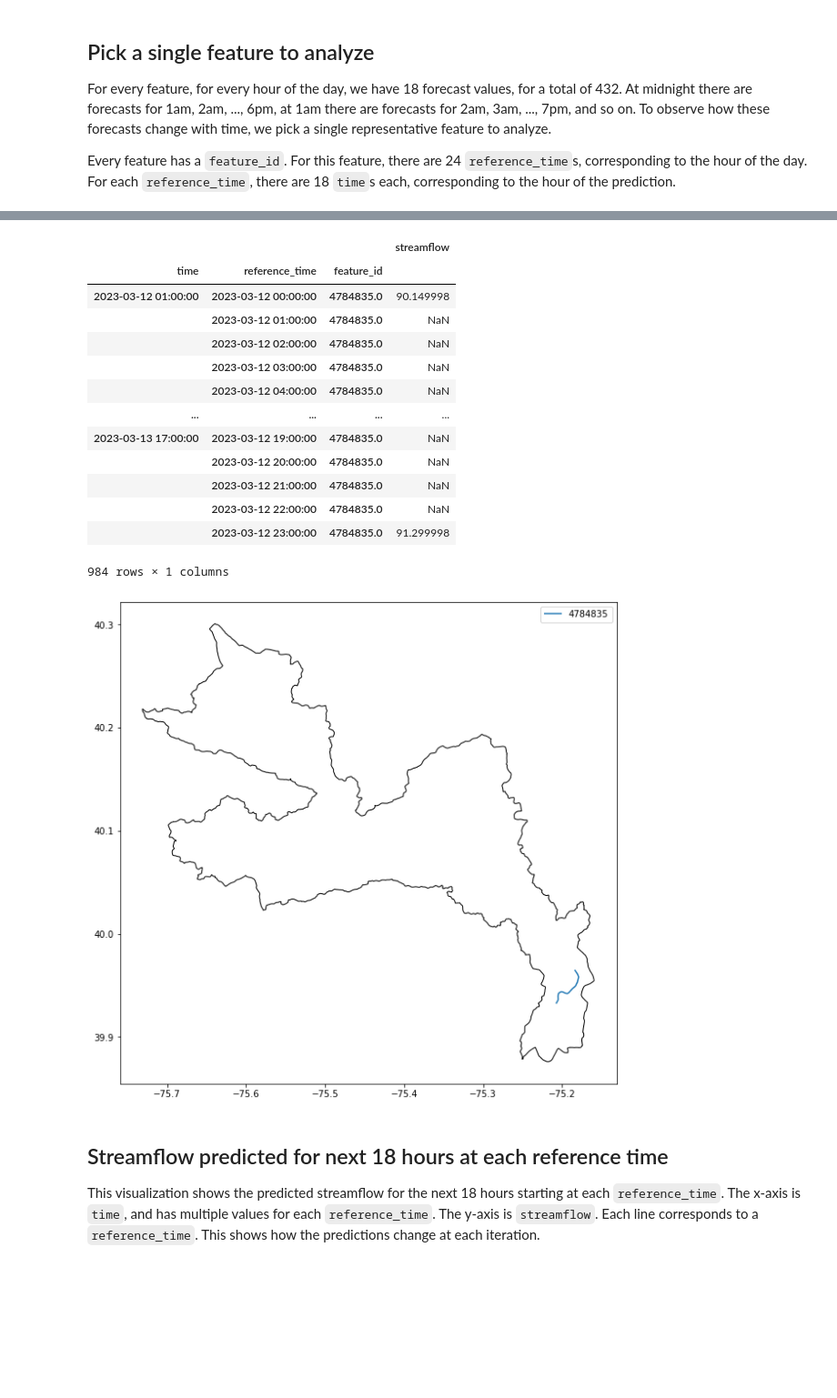
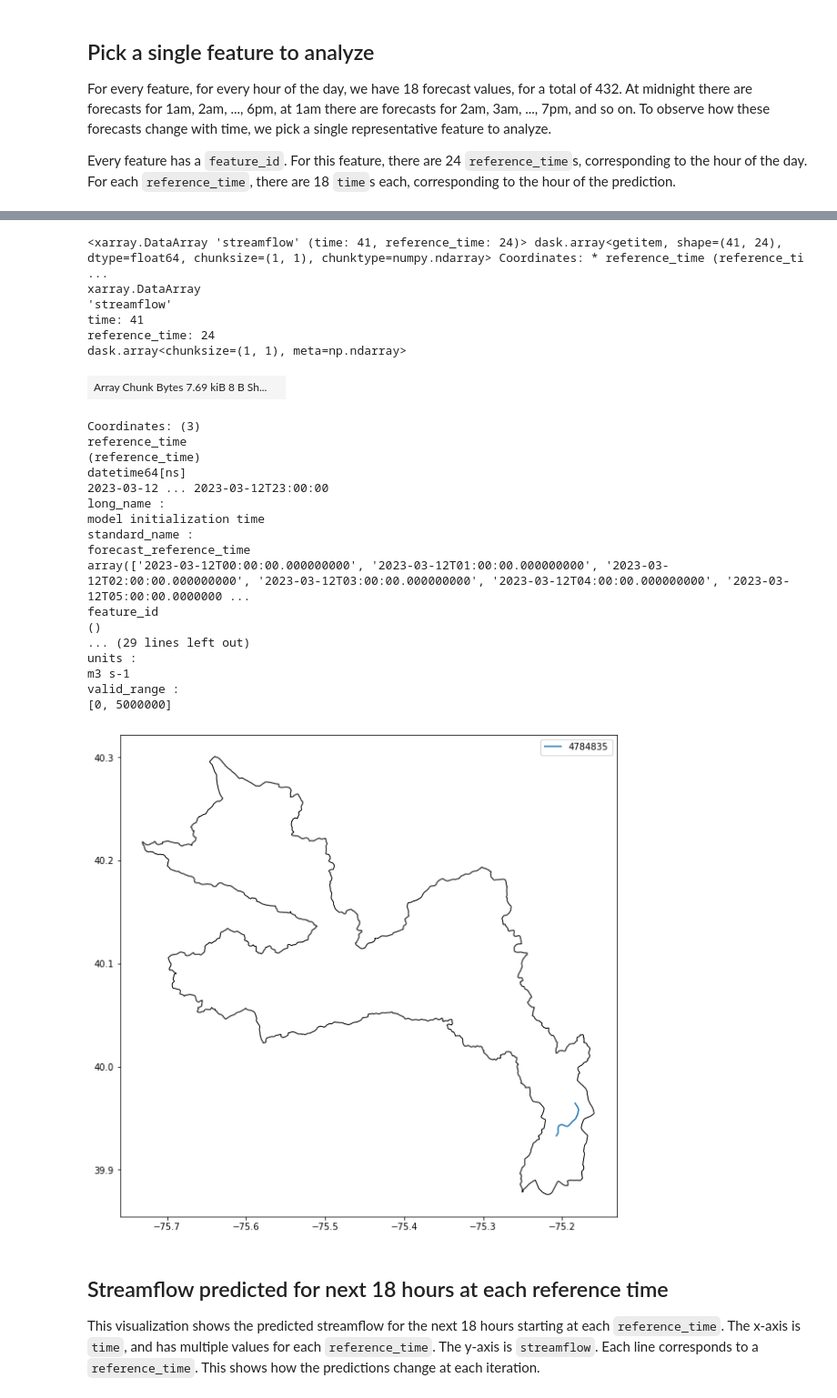
Before and after one commit to azavea/noaa-hydro-data, a Jupyter notebook: src/nwm-predictions/5_evaluating_nwm_streamflow_predictions_kerchunk.ipynb, the cells around one changed output, grey strips where cells are left out. Shown: that part at 91% size. Saved outputs shown, nothing was run; the diff lists cells and outputs as text; code cells hidden in the pictures; blank space fills up the shorter version.

```diff
--- a/src/nwm-predictions/5_evaluating_nwm_streamflow_predictions_kerchunk.ipynb
+++ b/src/nwm-predictions/5_evaluating_nwm_streamflow_predictions_kerchunk.ipynb
@@ -157,0 +159,6 @@ Wall time: 371 ms
+# %%
+%%time
+
+sub_ds = ds.sel(feature_id=common_reaches)
+sub_da = sub_ds['streamflow']
+sub_da = sub_da.persist()
@@ -170,7 +180,6 @@ ax = huc.plot(facecolor="none", edgecolor="k", figsize=(10, 10))
 flowlines[flowlines.comid == FEATURE_ID].plot(ax=ax, label=FEATURE_ID)
 ax.legend()
 
-sub_ds = ds.sel(feature_id=[FEATURE_ID])
-df = sub_ds['streamflow'].to_dataframe()
-df
+feature_da = sub_da.sel(feature_id=[FEATURE_ID]).squeeze()
+feature_da
 # %% [output]
@@ -179,15 +188,25 @@ Wall time: 36.2 s
+<xarray.DataArray 'streamflow' (time: 41, reference_time: 24)> dask.array<getitem, shape=(41, 24), dtype=float64, chunksize=(1, 1), chunktype=numpy.ndarray> Coordinates: * reference_time (reference_ti ...
+xarray.DataArray
+'streamflow'
+time: 41
+reference_time: 24
+dask.array<chunksize=(1, 1), meta=np.ndarray>
-|  |  |  | streamflow |
-| time | reference_time | feature_id |  |
-| 2023-03-12 01:00:00 | 2023-03-12 00:00:00 | 4784835.0 | 90.149998 |
-|  | 2023-03-12 01:00:00 | 4784835.0 | NaN |
-|  | 2023-03-12 02:00:00 | 4784835.0 | NaN |
-|  | 2023-03-12 03:00:00 | 4784835.0 | NaN |
-|  | 2023-03-12 04:00:00 | 4784835.0 | NaN |
-| ... | ... | ... | ... |
-| 2023-03-13 17:00:00 | 2023-03-12 19:00:00 | 4784835.0 | NaN |
-|  | 2023-03-12 20:00:00 | 4784835.0 | NaN |
-|  | 2023-03-12 21:00:00 | 4784835.0 | NaN |
-|  | 2023-03-12 22:00:00 | 4784835.0 | NaN |
-|  | 2023-03-12 23:00:00 | 4784835.0 | 91.299998 |
+| Array Chunk Bytes 7.69 kiB 8 B Sh... |  |
-984 rows × 1 columns
+Coordinates: (3)
+reference_time
+(reference_time)
+datetime64[ns]
+2023-03-12 ... 2023-03-12T23:00:00
+long_name :
+model initialization time
+standard_name :
+forecast_reference_time
+array(['2023-03-12T00:00:00.000000000', '2023-03-12T01:00:00.000000000', '2023-03-12T02:00:00.000000000', '2023-03-12T03:00:00.000000000', '2023-03-12T04:00:00.000000000', '2023-03-12T05:00:00.0000000 ...
+feature_id
+()
+... (29 lines left out)
+units :
+m3 s-1
+valid_range :
+[0, 5000000]
 [figure]
```
Also changed, not shown: parts of 17 cells of this notebook, 5 other files.
